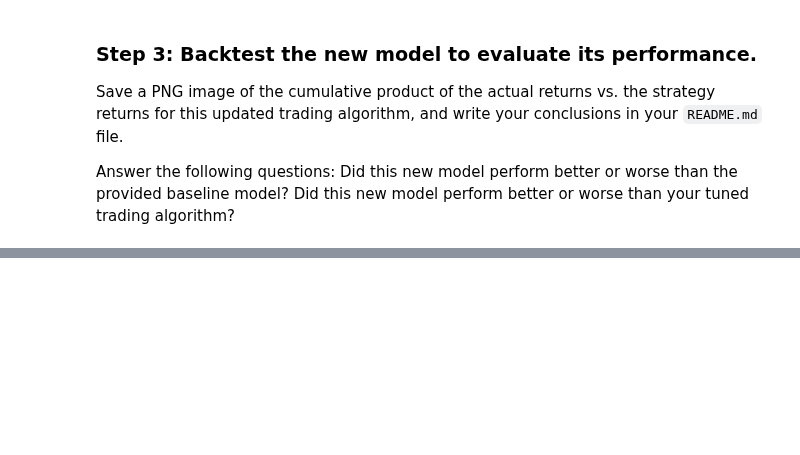
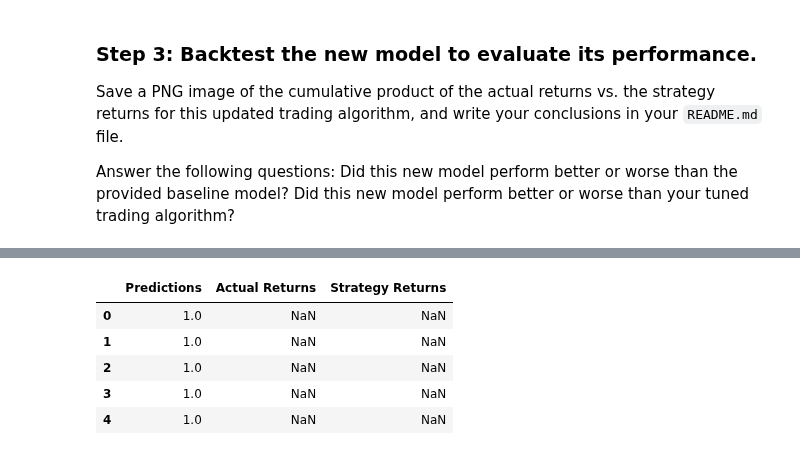
Before and after one commit to ZekeH43/Module-14-Challenge, a Jupyter notebook: Starter_Code/machine_learning_trading_bot.ipynb, the cells around one changed output, grey strips where cells are left out. Saved outputs shown, nothing was run; the diff lists cells and outputs as text; code cells hidden in the pictures; blank space fills up the shorter version.

```diff
--- a/Starter_Code/machine_learning_trading_bot.ipynb
+++ b/Starter_Code/machine_learning_trading_bot.ipynb
@@ -313,19 +472,28 @@ Did this new model perform better or worse than your tuned trading algorithm?
 # %%
-# Create a new empty predictions DataFrame:
+# Create a new empty predictions DataFrame.
 
 # Create a predictions DataFrame
-# YOUR CODE HERE
+ada_pred_df = pd.DataFrame()
 
 # Add the SVM model predictions to the DataFrame
-# YOUR CODE HERE
+ada_pred_df['Predictions'] = svm_pred
 
 # Add the actual returns to the DataFrame
-# YOUR CODE HERE
+ada_pred_df['Actual Returns'] = signals_df['Actual Returns']
 
 # Add the strategy returns to the DataFrame
-# YOUR CODE HERE
+ada_pred_df['Strategy Returns'] = (
+    ada_pred_df['Actual Returns'] * ada_pred_df['Predictions']
+)
 
 # Review the DataFrame
-# YOUR CODE HERE
+ada_pred_df.head()
+# %% [output]
+|  | Predictions | Actual Returns | Strategy Returns |
+| 0 | 1.0 | NaN | NaN |
+| 1 | 1.0 | NaN | NaN |
+| 2 | 1.0 | NaN | NaN |
+| 3 | 1.0 | NaN | NaN |
+| 4 | 1.0 | NaN | NaN |
 # %%
 # Plot the actual returns versus the strategy returns
```
Also changed, not shown: parts of 24 cells of this notebook, 1 other file.
